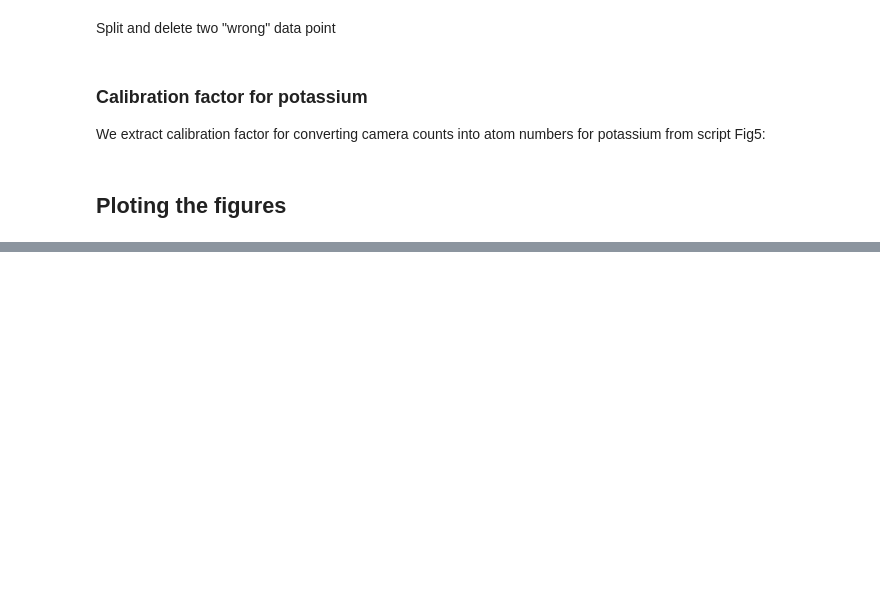
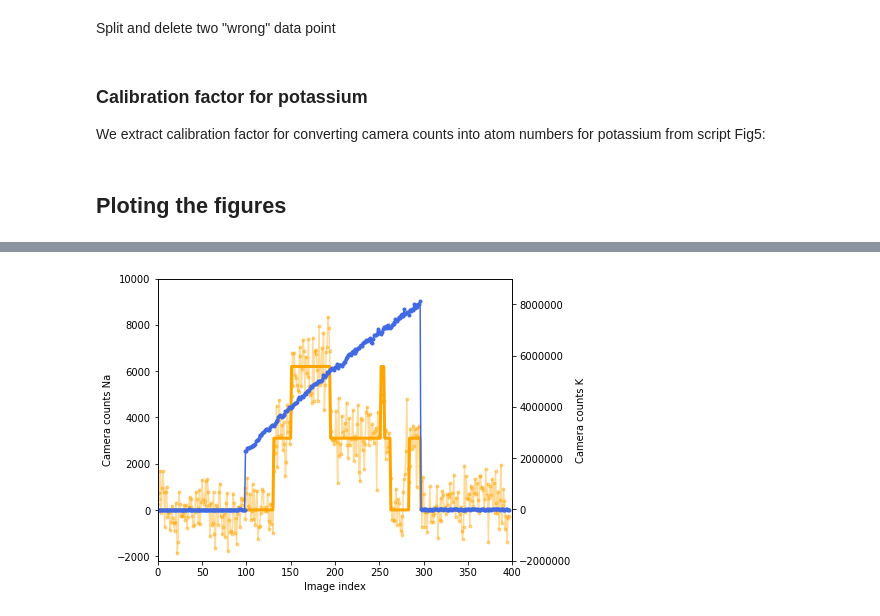
Before and after one commit to synqs/StocDyn_fig_data, a Jupyter notebook: Fig1&4B.ipynb, the cells around one changed output, grey strips where cells are left out. Saved outputs shown, nothing was run; the diff lists cells and outputs as text; code cells hidden in the pictures; blank space fills up the shorter version.

```diff
--- a/Fig1&4B.ipynb
+++ b/Fig1&4B.ipynb
@@ -180,17 +182,19 @@ fig.savefig(os.path.join(PATH_fig, my_file))
 # %%
 fig = plt.figure(figsize=(7,5))
 ax1 = fig.add_subplot(1, 1, 1)
 ax=ax1.twinx()
 ax.plot((y2), '.-', color='royalblue')#royalblue
 ax1.plot((y1-np.mean(y1[0:49])), '.-', color= 'orange', alpha=0.4)
 ax1.plot(y_dig*mu_step, '-', color= 'orange', markersize=3, alpha=1.0, lw=3)
 ax1.set_xlabel("Image index")
 ax.set_ylabel("Camera counts K")
 ax1.set_ylabel("Camera counts Na")
 ax.set_xlim(0,400)
 ax1.set_ylim(-2.2e3,1.0e4)
 ax.set_ylim(-2e6,0.9e7)
 fig.tight_layout()
 fig.subplots_adjust(top=0.9);
-my_file = 'NaK_Time_Trace_V4.pdf'
+my_file = 'Figure4_B.pdf'
 fig.savefig(os.path.join(PATH_fig, my_file))
+# %% [output]
+[figure, added]
```
Also changed, not shown: parts of 3 cells of this notebook, 4 other files.
